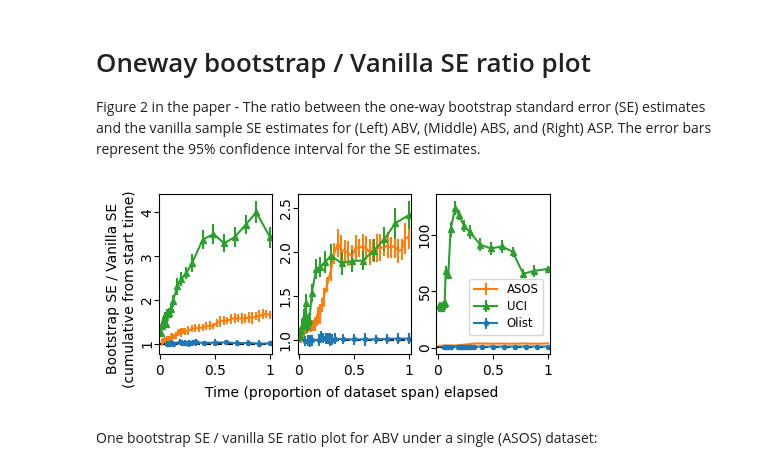
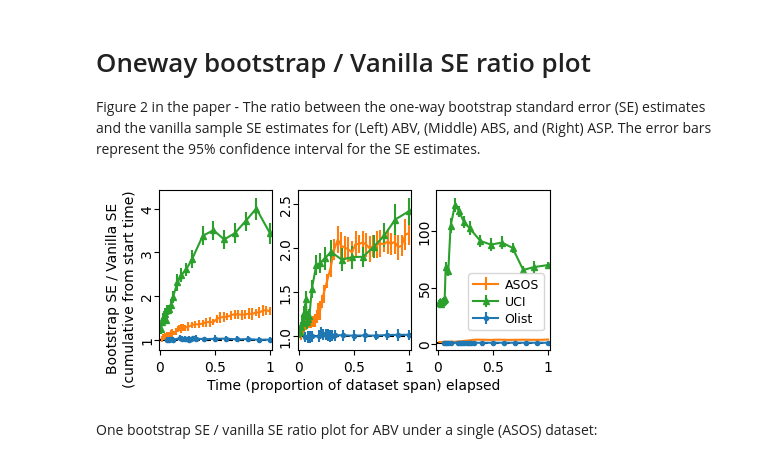
Before and after one commit to liuchbryan/oce-ecomm-abv-calculation, a Jupyter notebook: F02-03 - Vanilla vs Oneway Bootstrap SE.ipynb, the cells around one changed output. Saved outputs shown, nothing was run; the diff lists cells and outputs as text; code cells hidden in the pictures.

Commit message:
Finalise experiment notebooks and figures in camera-ready

```diff
--- a/F02-03 - Vanilla vs Oneway Bootstrap SE.ipynb
+++ b/F02-03 - Vanilla vs Oneway Bootstrap SE.ipynb
@@ -136,39 +136,40 @@ ax_abs = plot_one_bootstrap_vanilla_se_ratio_plot(
         plot_statistics_olist_abs_df
     ]
 )
 ax_asp = plot_one_bootstrap_vanilla_se_ratio_plot(
     ax=ax_asp,
     xaxis_scale_reference="prop_time_elapsed",
     plot_statistics_dfs=[
         plot_statistics_asos_asp_df,
         plot_statistics_uci_asp_df,
         plot_statistics_olist_asp_df
     ]
 )
 
 for ax in [ax_abv, ax_abs, ax_asp]:
     ax.set_yticks(ax.get_yticks()[1:-1], ax.get_yticklabels()[1:-1],
                   rotation=90, va='center', fontsize="medium")
     ax.tick_params(axis="y", rotation=90, pad=0)
 
-ax_asp.legend(bbox_to_anchor=(0.24, 0.0825),
-              fontsize='small',
+ax_asp.legend(bbox_to_anchor=(0.225, 0.0849),
+              fontsize=9,
               ncols=1,
+              handletextpad=0.5,
               columnspacing=0.9,
-              labelspacing=0.35)
+              labelspacing=0.33)
 fig.supylabel("Bootstrap SE / Vanilla SE\n(cumulative from start time)",
               fontsize="medium",
               ma="center",
-              x=0.01, y=0.53)
+              x=0.01, y=0.515)
 fig.supxlabel("Time (proportion of dataset span) elapsed",
               fontsize="medium",
-              x=0.55, y=0)
+              x=0.555, y=0.02)
 fig.tight_layout(pad=0.3)
 
 fig.savefig("./data/plot_svbse_ratio_all.pdf", bbox_inches="tight")
 fig.show()
 # %% [output]
-[figure, old version]
+[figure, new version]
 # %% [markdown]
 One bootstrap SE / vanilla SE ratio plot for ABV under a single (ASOS) dataset:
 # %%
```
Also changed, not shown: parts of 1 cell of this notebook, 3 other files.
